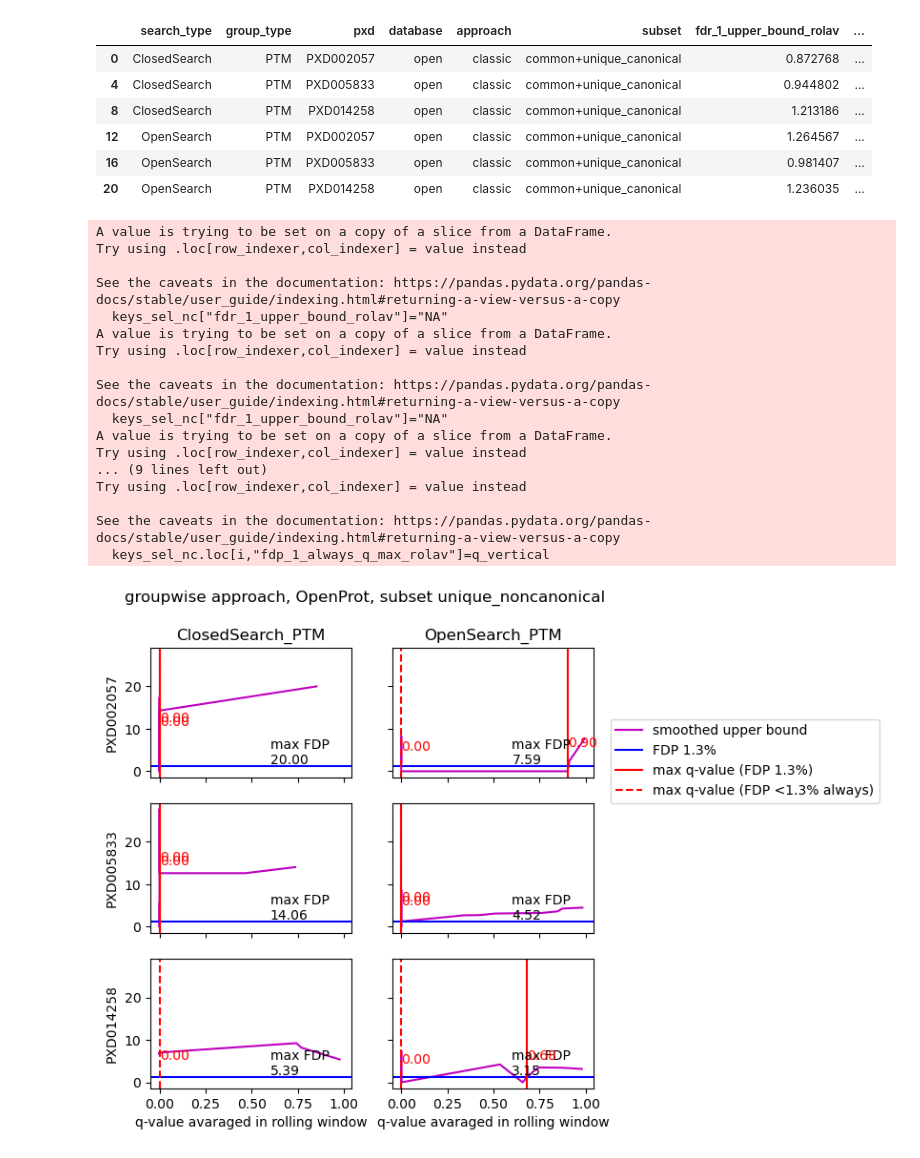
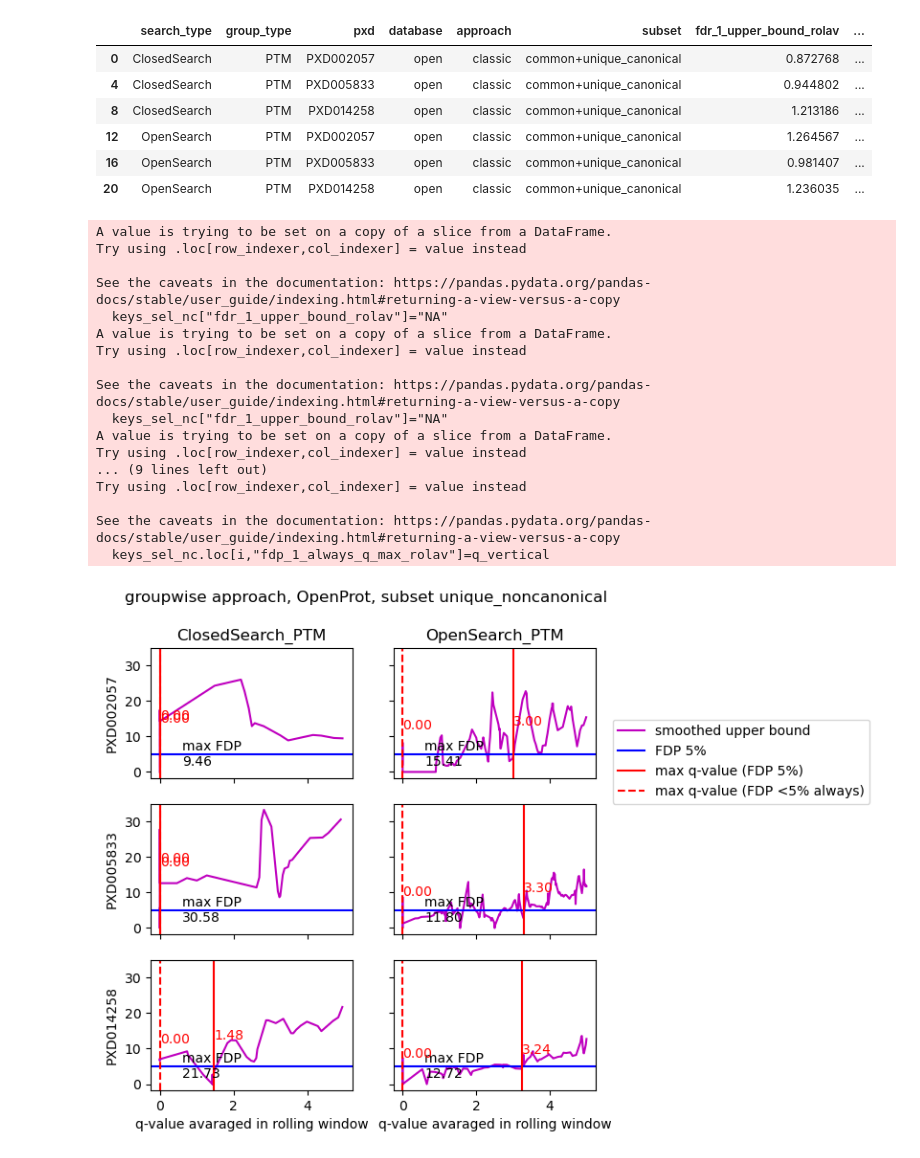
Before and after one commit to CompOmics/oui-discovery, a Jupyter notebook: oui-discovery-vv/plot-0-score-distr.ipynb, the cells around one changed output. Drawn from its saved outputs; the diff is of its cells as text; code cells hidden in the pictures.

```diff
--- a/oui-discovery-vv/plot-0-score-distr.ipynb
+++ b/oui-discovery-vv/plot-0-score-distr.ipynb
@@ -54,9 +52,9 @@ TPPdict=pickle.load(open("peptideprophet_combined_datasets.pkl","rb"))
 FPdict=pickle.load(open("prophet_combined_datasets.pkl","rb"))
 # %%
 #ionbot closed
-IOCLdict=pickle.load(open("closed_combined_first_datasets.pickle","rb"))
+IOCLdict=pickle.load(open("closed_combined_first_unfiltered_datasets.pickle","rb"))
 #ionbot open
-IOOPdict=pickle.load(open("combined_first_datasets.pickle","rb"))
+IOOPdict=pickle.load(open("combined_first_unfiltered_datasets.pickle","rb"))
 # %% [raw]
 Oh and you could also have solution D:
 look at the PSM score distributions of ionbot, TPP and FragPipe
@@ -143,6 +123,8 @@ score_col=["fval","analysis_result:peptideprophet_result:parameter:fval","psm_sc
 df_list=[TPPdf,FPdf,IOCLdf,IOOPdf]
 df_list_sel=[]
 for i,df in enumerate(df_list):
+    if "dataset_name" in df.columns and "dataset" not in df.columns:
+        df.rename(columns={"dataset_name": "dataset"}, inplace=True)
  # Select columns that exist
     selected_cols = [col for col in score_col + general_col if col in df.columns]
 
@@ -161,6 +143,7 @@ for i,df in enumerate(df_list):
     if "hit_class" in df.columns:
         df.rename(columns={"hit_class": "database"}, inplace=True)
 
+
     # Ensure only one "score" column now
     assert df.columns.is_unique, f"Non-unique columns in: {df.columns.tolist()}"
 
@@ -210,3 +189,26 @@ for i,(pipeline,df1) in enumerate(data[data.searchDB=="openprot"].groupby("pipel
 plt.tight_layout()
 # %% [output]
 [figure]
+# %%
+fig,ax=plt.subplots(4,3,sharex=True,figsize=(6,6))
+fig.suptitle("Score distribution in OpenProt searches");
+custom_lines = [
+    Line2D([0], [0], marker='o', color='w', label='T',
+           markerfacecolor='blue', markersize=10),
+    Line2D([0], [0], marker='o', color='w', label='D',
+           markerfacecolor='orange', markersize=10)
+]
+
+data.pipeline = data.pipeline.astype("category")
+data.pipeline = data.pipeline.cat.set_categories(["TPP","ionbot_closed","FragPipe","ionbot_open"])
+data.sort_values(["pipeline"],inplace=True)
+for i,(pipeline,df1) in enumerate(data[data.searchDB=="openprot"].groupby("pipeline")):
+    df1["score"]=NormalizeData(df1["score"])
+    decoy_df=df1[df1.database=="D"]
+    for j,(isModified, df2) in enumerate(df1[df1.database=="T"].groupby("isModified")):
+        df2=pd.concat([df2,decoy_df])
+        sns.kdeplot(data=df2, x="score", hue="database",ax=ax[i,j], common_norm=True,legend=False)
+        if i==0: ax[i,j].set_title(isModified)
+        if j==0: ax[i,j].set_ylabel(pipeline)
+        if i==0 and j==1: ax[i,j].legend(handles=custom_lines, loc='upper left')
+plt.tight_layout()
@@ -756,7 +752,7 @@ keys_sel_nc["fdr_1_upper_bound_rolav"]="NA"
 fig, ax= plt.subplots(3,2, sharex=True,sharey=True,figsize=(6,6))
 fig.suptitle("groupwise approach, OpenProt, subset unique_noncanonical")
 
-FDP_THRESH=1.3
+FDP_THRESH=5
 ROLLING_WINDOW = 10
 
 for i,row in keys_sel_nc.iterrows():
@@ -766,8 +762,8 @@ for i,row in keys_sel_nc.iterrows():
     std_df = get_std_bound(df,ROLLING_WINDOW)
     stats_df=averaged_df.merge(std_df, on="index", suffixes=("_av","_std"))
     # FDR 1%
-    stats_df=stats_df[stats_df["q_value_av"] < 1]
-    idx = stats_df.index[stats_df["q_value_av"] < 1]
+    stats_df=stats_df[stats_df["q_value_av"] < 5]
+    idx = stats_df.index[stats_df["q_value_av"] < 5]
     #maximum upper bound for rolling avarage
     fdr_1_upper_bound_av=stats_df['paired_fdp_av'][idx[-1]]
     # maximum q-value for FDP <1
@@ -791,34 +787,34 @@ for i,row in keys_sel_nc.iterrows():
     y=stats_df.paired_fdp_av.max()
     ax[plt_i,plt_y].text(0.6, 1, f"max FDP\n{fdr_1_upper_bound_av:.2f}", color="black", rotation=0, va='bottom', ha='left')
     ax[plt_i,plt_y].text(fdp_1_q_max, (y/2)+1, f"{fdp_1_q_max:.2f}", color="red", rotation=0, va='bottom', ha='left')
     ax[plt_i,plt_y].text(q_vertical, (y/2), f"{q_vertical:.2f}", color="red", rotation=0, va='bottom', ha='left')
 
 
     if plt_i==2: ax[plt_i,plt_y].set_xlabel("q-value avaraged in rolling window");
     if plt_y==0: ax[plt_i,plt_y].set_ylabel(pxd);
     #ax[plt_i,plt_y].set_ylabel("upper bound FDP");
     if plt_i==0: ax[plt_i,plt_y].set_title("_".join([search,group]))
     #ax[plt_i,plt_y].set_title((search,group,pxd,database,approach,subset))
     if  plt_i==0 and plt_y==1: ax[plt_i,plt_y].legend(bbox_to_anchor=(1.05, 0.5))
 # %% [output]
 A value is trying to be set on a copy of a slice from a DataFrame.
 Try using .loc[row_indexer,col_indexer] = value instead
 
 See the caveats in the documentation: https://pandas.pydata.org/pandas-docs/stable/user_guide/indexing.html#returning-a-view-versus-a-copy
   keys_sel_nc["fdr_1_upper_bound_rolav"]="NA"
 A value is trying to be set on a copy of a slice from a DataFrame.
 Try using .loc[row_indexer,col_indexer] = value instead
 
 See the caveats in the documentation: https://pandas.pydata.org/pandas-docs/stable/user_guide/indexing.html#returning-a-view-versus-a-copy
   keys_sel_nc["fdr_1_upper_bound_rolav"]="NA"
 A value is trying to be set on a copy of a slice from a DataFrame.
 Try using .loc[row_indexer,col_indexer] = value instead
 ... (9 lines left out)
 Try using .loc[row_indexer,col_indexer] = value instead
 
 See the caveats in the documentation: https://pandas.pydata.org/pandas-docs/stable/user_guide/indexing.html#returning-a-view-versus-a-copy
   keys_sel_nc.loc[i,"fdp_1_always_q_max_rolav"]=q_vertical
-[figure, old version]
+[figure, new version]
 # %%
 keys_sel_nc
 # %% [output]
```
Also changed, not shown: parts of 16 cells of this notebook, 2 other files.
